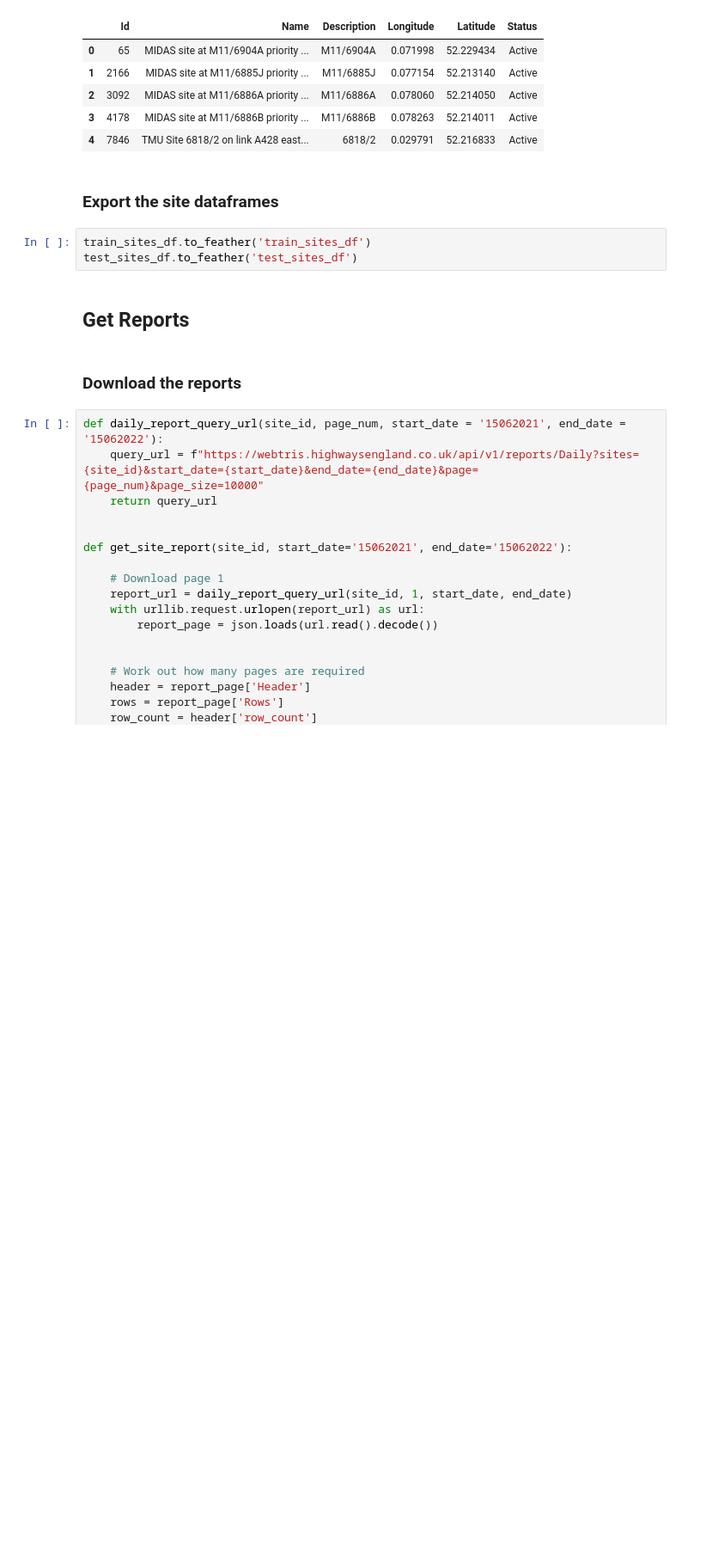
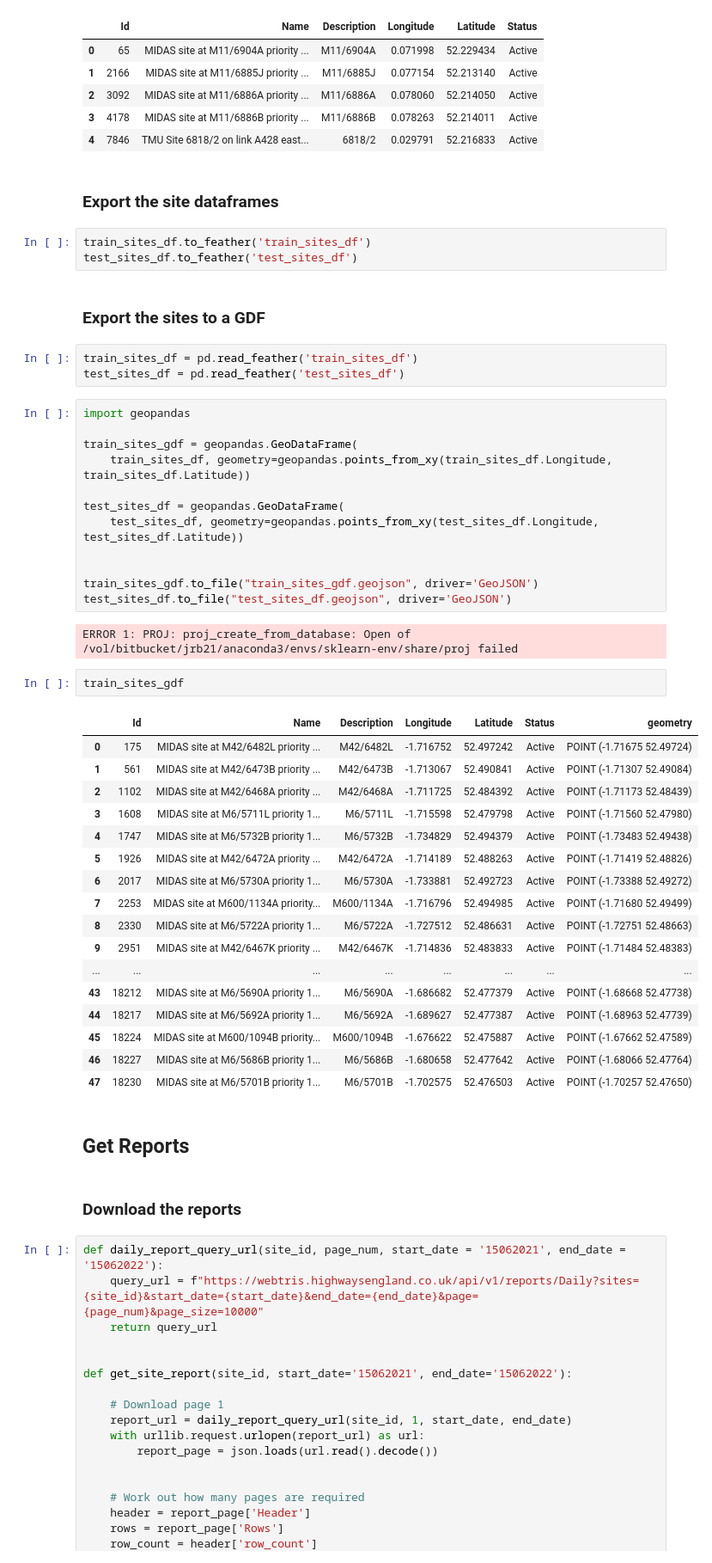
Before and after one commit to JakeRobertBaker/Highways, a Jupyter notebook: Full-Pipeline.ipynb, the cells around one changed output. Shown at 86% size. Cells and saved outputs as stored; diff of their text form; blank space fills up the shorter version.

```diff
--- a/Full-Pipeline.ipynb
+++ b/Full-Pipeline.ipynb
@@ -135,6 +135,45 @@ test_sites_df.head()
 # %%
 train_sites_df.to_feather('train_sites_df')
 test_sites_df.to_feather('test_sites_df')
+# %% [markdown]
+### Export the sites to a GDF
+# %%
+train_sites_df = pd.read_feather('train_sites_df')
+test_sites_df = pd.read_feather('test_sites_df')
+# %%
+import geopandas
+
+train_sites_gdf = geopandas.GeoDataFrame(
+    train_sites_df, geometry=geopandas.points_from_xy(train_sites_df.Longitude, train_sites_df.Latitude))
+
+test_sites_df = geopandas.GeoDataFrame(
+    test_sites_df, geometry=geopandas.points_from_xy(test_sites_df.Longitude, test_sites_df.Latitude))
+
+
+train_sites_gdf.to_file("train_sites_gdf.geojson", driver='GeoJSON')
+test_sites_df.to_file("test_sites_df.geojson", driver='GeoJSON')
+# %% [output]
+ERROR 1: PROJ: proj_create_from_database: Open of /vol/bitbucket/jrb21/anaconda3/envs/sklearn-env/share/proj failed
+# %%
+train_sites_gdf
+# %% [output]
+|  | Id | Name | Description | Longitude | Latitude | Status | geometry |
+| 0 | 175 | MIDAS site at M42/6482L priority ... | M42/6482L | -1.716752 | 52.497242 | Active | POINT (-1.71675 52.49724) |
+| 1 | 561 | MIDAS site at M42/6473B priority ... | M42/6473B | -1.713067 | 52.490841 | Active | POINT (-1.71307 52.49084) |
+| 2 | 1102 | MIDAS site at M42/6468A priority ... | M42/6468A | -1.711725 | 52.484392 | Active | POINT (-1.71173 52.48439) |
+| 3 | 1608 | MIDAS site at M6/5711L priority 1... | M6/5711L | -1.715598 | 52.479798 | Active | POINT (-1.71560 52.47980) |
+| 4 | 1747 | MIDAS site at M6/5732B priority 1... | M6/5732B | -1.734829 | 52.494379 | Active | POINT (-1.73483 52.49438) |
+| 5 | 1926 | MIDAS site at M42/6472A priority ... | M42/6472A | -1.714189 | 52.488263 | Active | POINT (-1.71419 52.48826) |
+| 6 | 2017 | MIDAS site at M6/5730A priority 1... | M6/5730A | -1.733881 | 52.492723 | Active | POINT (-1.73388 52.49272) |
+| 7 | 2253 | MIDAS site at M600/1134A priority... | M600/1134A | -1.716796 | 52.494985 | Active | POINT (-1.71680 52.49499) |
+| 8 | 2330 | MIDAS site at M6/5722A priority 1... | M6/5722A | -1.727512 | 52.486631 | Active | POINT (-1.72751 52.48663) |
+| 9 | 2951 | MIDAS site at M42/6467K priority ... | M42/6467K | -1.714836 | 52.483833 | Active | POINT (-1.71484 52.48383) |
+| ... | ... | ... | ... | ... | ... | ... | ... |
+| 43 | 18212 | MIDAS site at M6/5690A priority 1... | M6/5690A | -1.686682 | 52.477379 | Active | POINT (-1.68668 52.47738) |
+| 44 | 18217 | MIDAS site at M6/5692A priority 1... | M6/5692A | -1.689627 | 52.477387 | Active | POINT (-1.68963 52.47739) |
+| 45 | 18224 | MIDAS site at M600/1094B priority... | M600/1094B | -1.676622 | 52.475887 | Active | POINT (-1.67662 52.47589) |
+| 46 | 18227 | MIDAS site at M6/5686B priority 1... | M6/5686B | -1.680658 | 52.477642 | Active | POINT (-1.68066 52.47764) |
+| 47 | 18230 | MIDAS site at M6/5701B priority 1... | M6/5701B | -1.702575 | 52.476503 | Active | POINT (-1.70257 52.47650) |
 # %% [markdown]
 ## Get Reports
 # %% [markdown]
```
Also changed, not shown: parts of 3 cells of this notebook.
